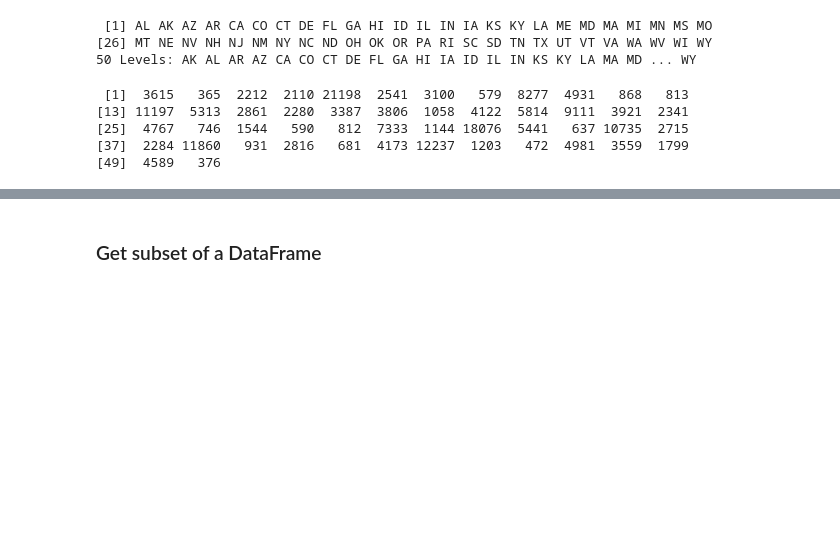
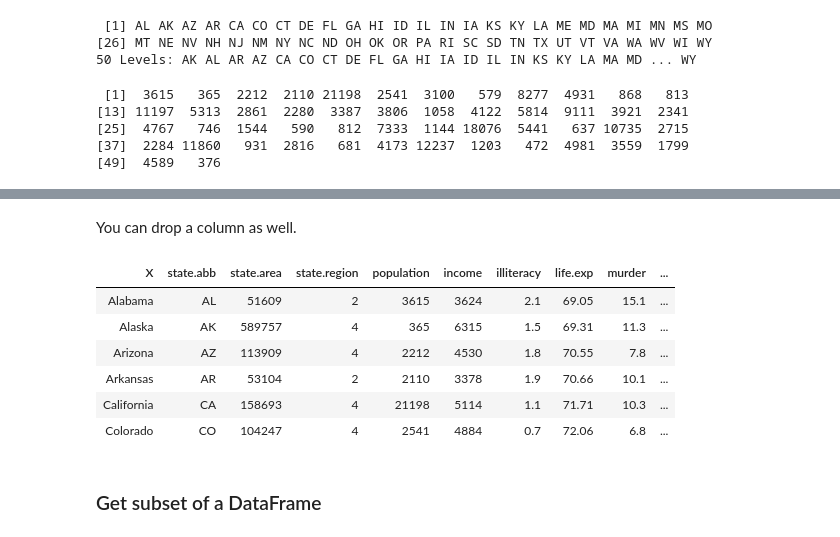
Before and after one commit to mukerong/Toolkit, a Jupyter notebook: R/R-Basics.ipynb, the cells around one changed output, grey strips where cells are left out. Drawn from its saved outputs; the diff is of its cells as text; code cells hidden in the pictures; blank space fills up the shorter version.

```diff
--- a/R/R-Basics.ipynb
+++ b/R/R-Basics.ipynb
@@ -203,3 +245,16 @@ state_info$population
+# %% [markdown]
+You can drop a column as well.
+# %%
+state_info <- subset(state_info, select = -college)
+head(state_info)
+# %% [output]
+| X | state.abb | state.area | state.region | population | income | illiteracy | life.exp | murder | ... |
+| Alabama | AL | 51609 | 2 | 3615 | 3624 | 2.1 | 69.05 | 15.1 | ... |
+| Alaska | AK | 589757 | 4 | 365 | 6315 | 1.5 | 69.31 | 11.3 | ... |
+| Arizona | AZ | 113909 | 4 | 2212 | 4530 | 1.8 | 70.55 | 7.8 | ... |
+| Arkansas | AR | 53104 | 2 | 2110 | 3378 | 1.9 | 70.66 | 10.1 | ... |
+| California | CA | 158693 | 4 | 21198 | 5114 | 1.1 | 71.71 | 10.3 | ... |
+| Colorado | CO | 104247 | 4 | 2541 | 4884 | 0.7 | 72.06 | 6.8 | ... |
 # %% [markdown]
 ### Get subset of a DataFrame
 # %% [markdown]
```
Also changed, not shown: parts of 8 cells of this notebook.
